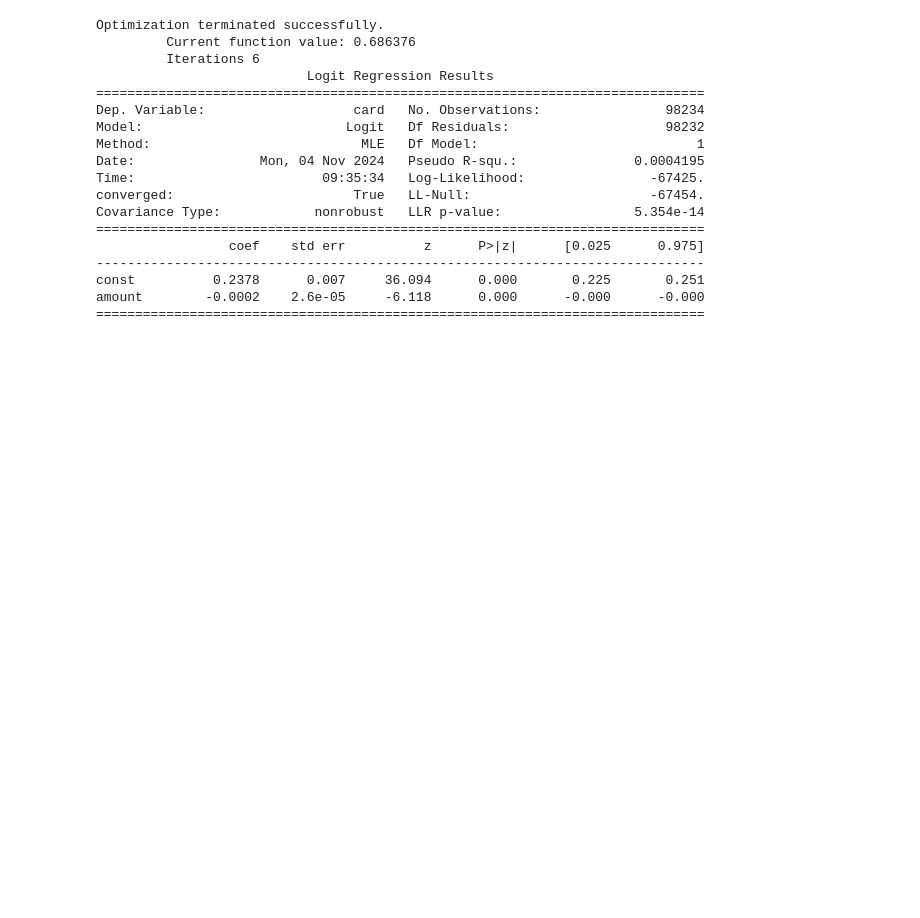
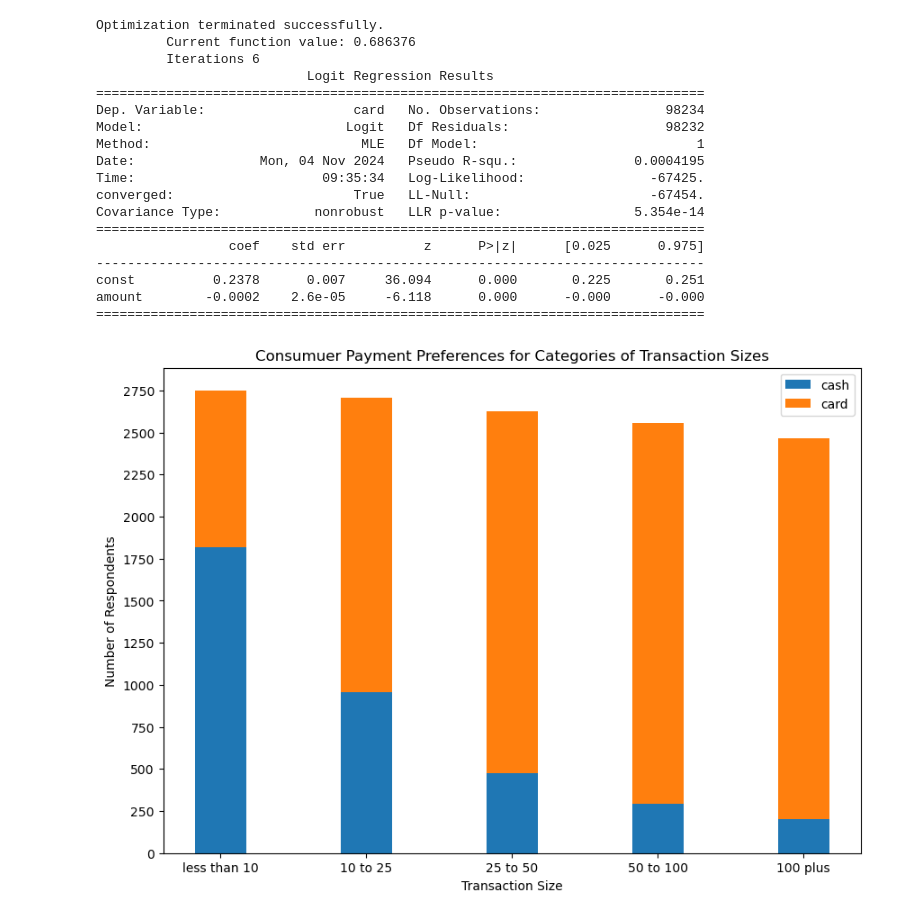
Before and after one commit to angelazhang54/as.180.369, a Jupyter notebook: contrib/angelazhang54/analysis.ipynb, the cells around one changed output. Cells and saved outputs as stored; diff of their text form; code cells hidden in the pictures; blank space fills up the shorter version.

Commit message:
updates analysis for transaction size impact

```diff
--- a/contrib/angelazhang54/analysis.ipynb
+++ b/contrib/angelazhang54/analysis.ipynb
@@ -235,3 +235,35 @@ Covariance Type:            nonrobust   LLR p-value:                 5.354e-14
 const          0.2378      0.007     36.094      0.000       0.225       0.251
 amount        -0.0002    2.6e-05     -6.118      0.000      -0.000      -0.000
 ==============================================================================
+# %%
+# reassess logistic regression model
+
+import numpy as np
+
+# create dataframe using data
+data = {'paypref_lt10': [1819,928],
+        'paypref_10to25': [956,1748],
+        'paypref_25to50': [475,2151],
+        'paypref_50to100': [294,2265],
+        'paypref_100plus': [203,2265]}
+df_prefs_transaction_size = pd.DataFrame(data)
+
+# create bar plot
+num_categories = 5
+
+cash = (1819,956,475,294,203)
+card = (928,1748,2151,2265,2265)
+ind = np.arange(num_categories)
+width = 0.35
+fig = plt.subplots(figsize =(10, 7))
+p1 = plt.bar(ind, cash, width)
+p2 = plt.bar(ind, card, width, bottom = cash)
+plt.xticks(ind, ('less than 10', '10 to 25', '25 to 50', '50 to 100', '100 plus'))
+plt.yticks(np.arange(0, 3000, 250))
+plt.legend((p1[0], p2[0]), ('cash', 'card'))
+plt.xlabel("Transaction Size")
+plt.ylabel("Number of Respondents")
+plt.title("Consumuer Payment Preferences for Categories of Transaction Sizes")
+plt.show()
+# %% [output]
+[figure, added]
```
